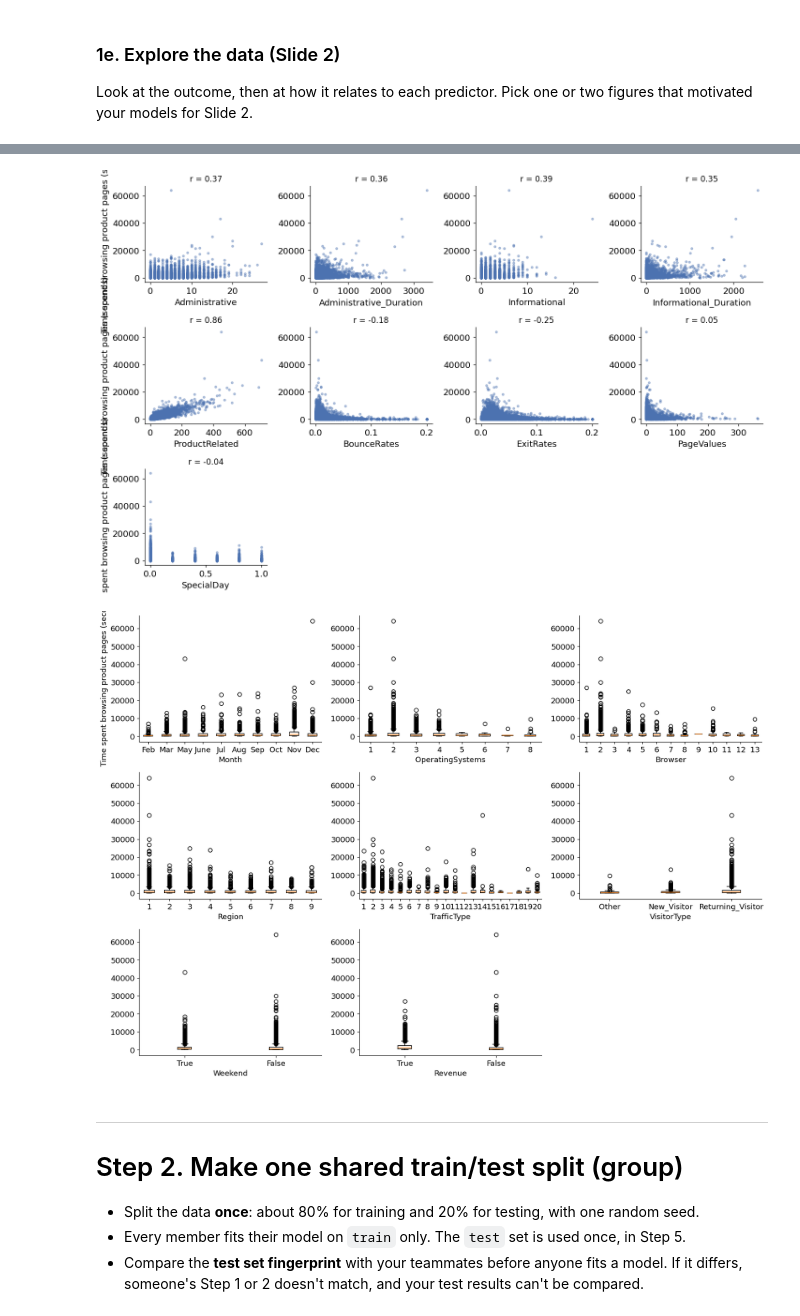
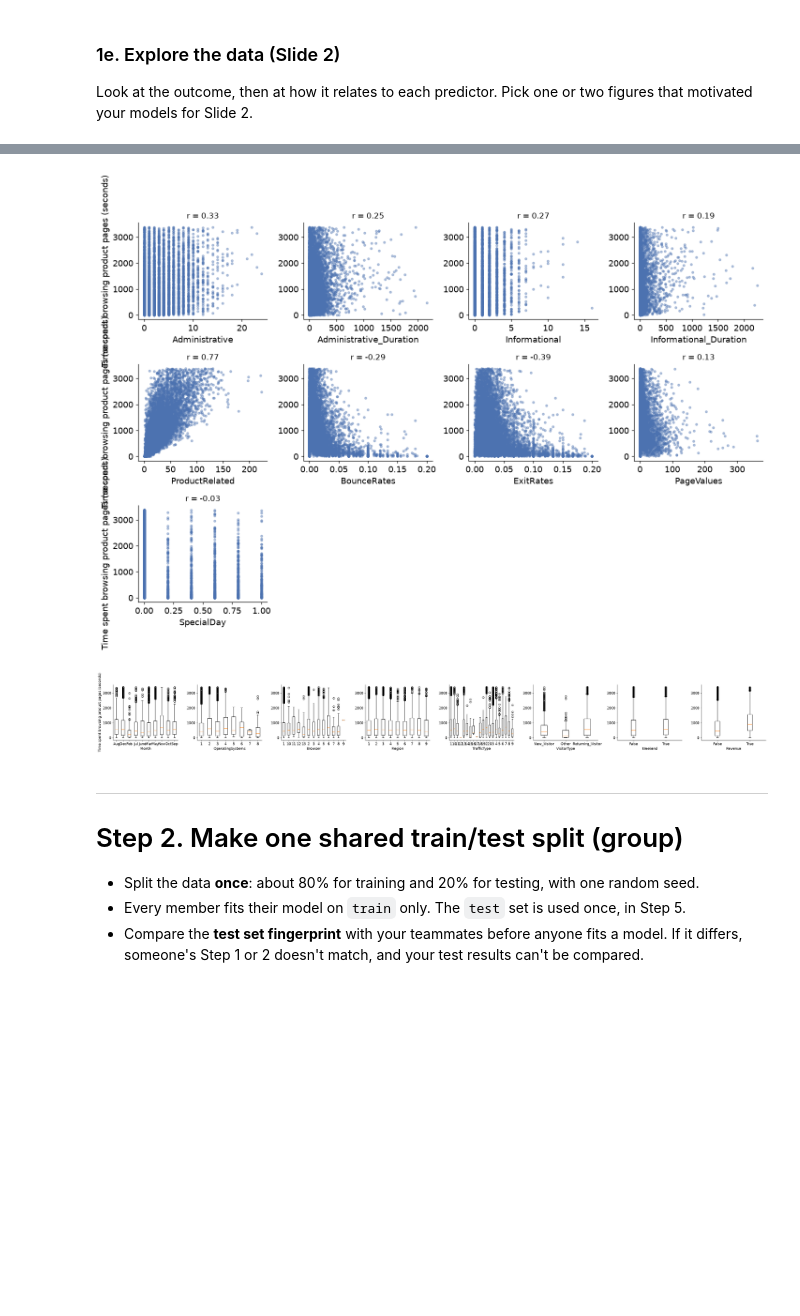
Before and after one commit to j2doan/online-purchase-behavior, a Jupyter notebook: notebooks/CP1_Jacob_Doan.ipynb, the cells around one changed output, grey strips where cells are left out. Cells and saved outputs as stored; diff of their text form; code cells hidden in the pictures; blank space fills up the shorter version.

```diff
--- a/notebooks/CP1_Jacob_Doan.ipynb
+++ b/notebooks/CP1_Jacob_Doan.ipynb
@@ -123,0 +130,5 @@ Dropped 0 rows with missing values; 12330 rows remain.
+# %%
+y = df["ProductRelated_Duration"]
+q1, q3 = y.quantile([0.25, 0.75])
+iqr = q3 - q1
+df = df[(y >= q1 - 1.5 * iqr) & (y <= q3 + 1.5 * iqr)]
@@ -189,26 +204,21 @@ for ax in axes[:, 0]:
 plt.tight_layout()
 plt.show()
 # %% [output]
-[figure, old version]
+[figure, new version]
 # %%
 # The outcome within each category of each qualitative predictor
 if qual:
-    month_order = ["Feb", "Mar", "May", "June", "Jul", "Aug", "Sep", "Oct", "Nov", "Dec"]
-    ncol = 3
-    nrow = int(np.ceil(len(qual) / ncol))
-    fig, axes = plt.subplots(nrow, ncol, figsize=(5 * ncol, 3.5 * nrow), squeeze=False)
+    fig, axes = plt.subplots(1, len(qual), figsize=(4 * len(qual), 3.5), squeeze=False)
     for ax, col in zip(axes.flat, qual):
-        levels = month_order if col == "Month" else sorted(df[col].unique(), key=lambda s: (len(s), s))
-        ax.boxplot([df.loc[df[col] == lv, OUTCOME] for lv in levels])
+        levels = sorted(df[col].astype(str).unique())
+        ax.boxplot([df.loc[df[col].astype(str) == lv, OUTCOME] for lv in levels])
         ax.set_xticks(range(1, len(levels) + 1), levels)
         ax.set_xlabel(col)
-    for ax in axes.flat[len(qual):]:
-        ax.axis("off")
     axes[0, 0].set_ylabel(OUTCOME_LABEL)
     plt.tight_layout()
     plt.show()
 # %% [output]
-[figure, old version]
+[figure, new version]
 # %% [markdown]
 ---
 # Step 2. Make one shared train/test split (group)
```
Also changed, not shown: parts of 24 cells of this notebook, 5 other files.
